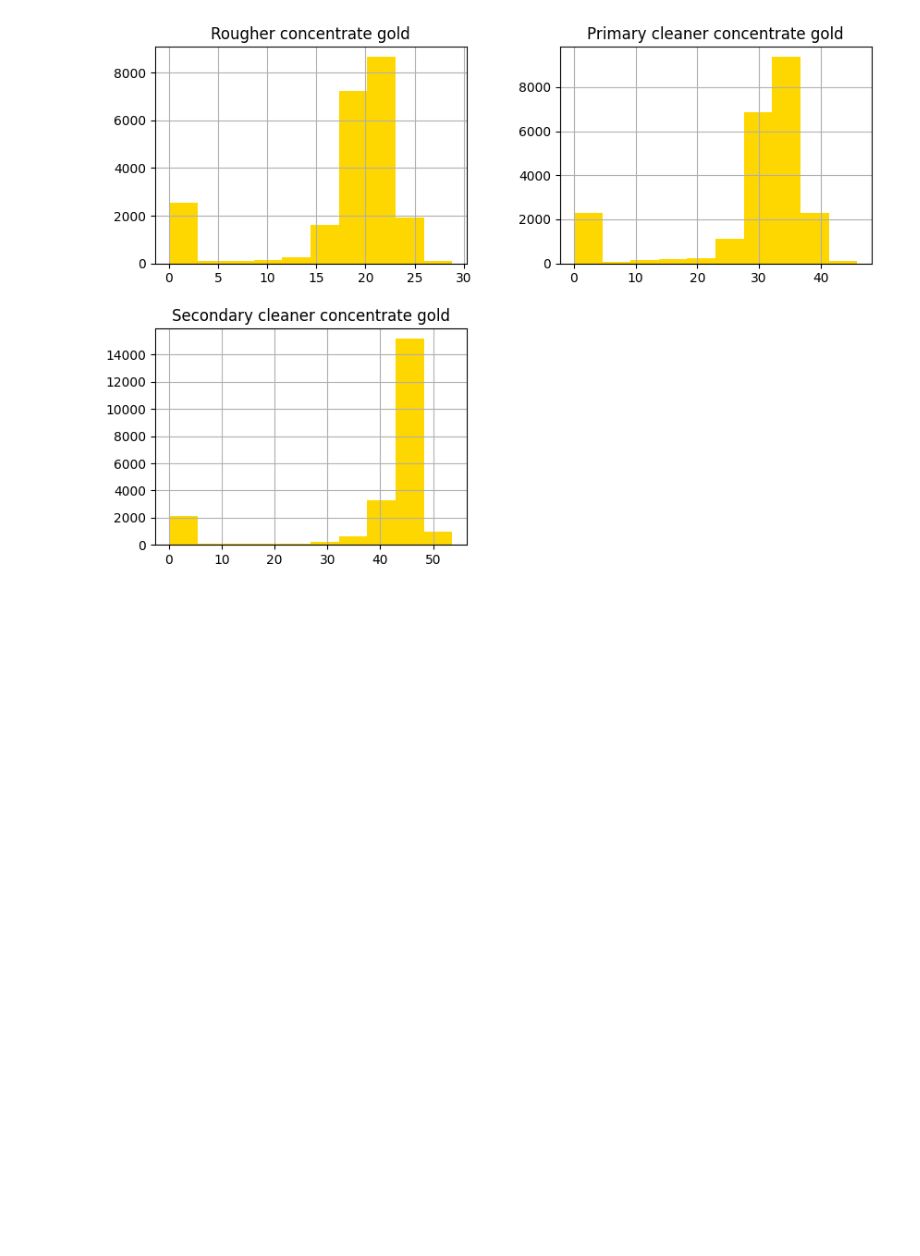
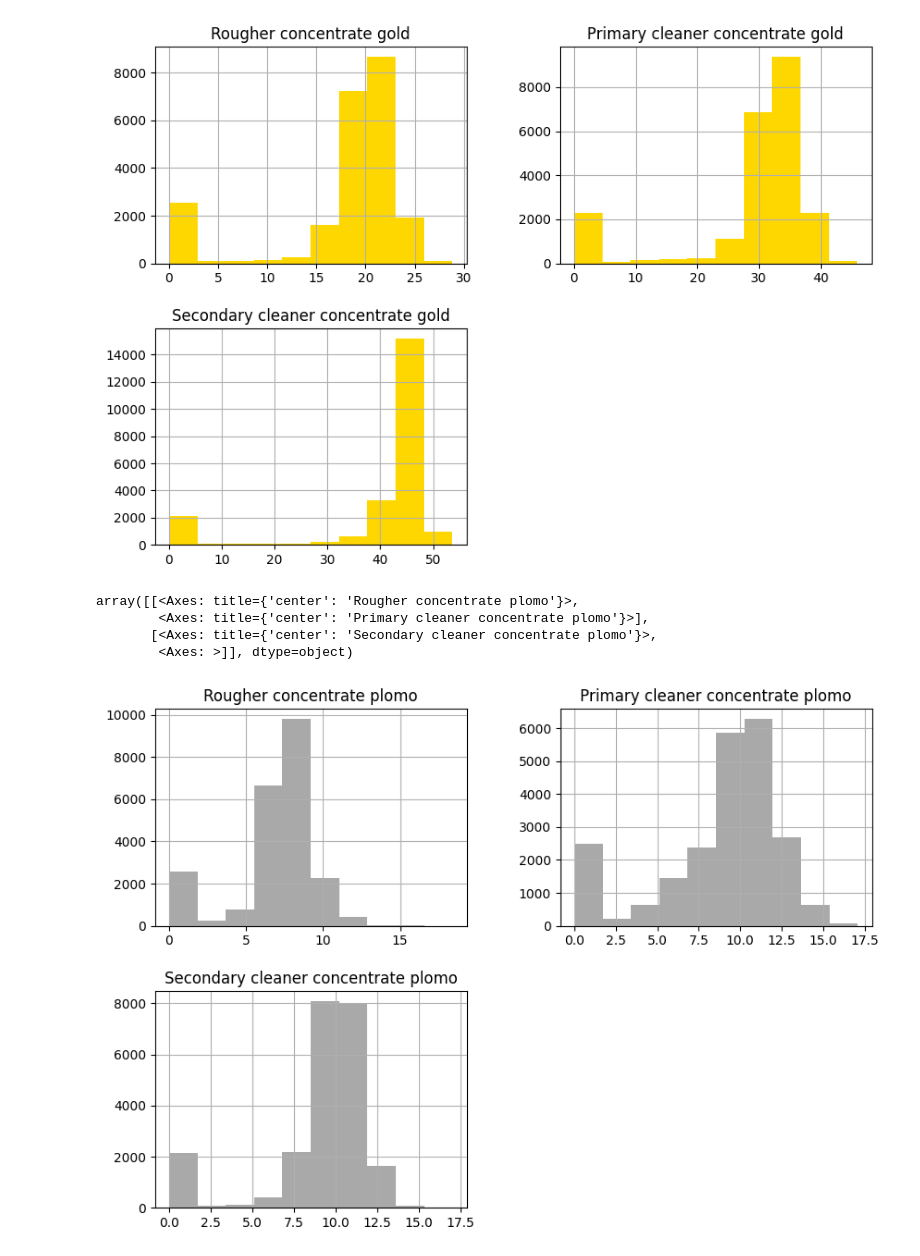
Before and after one commit to wh1tneyr/proyecto-tecnologico, a Jupyter notebook: gold.ipynb, the cells around one changed output. Drawn from its saved outputs; the diff is of its cells as text; code cells hidden in the pictures; blank space fills up the shorter version.

Commit message:
creando histograma para las concentraciones de plomo

```diff
--- a/gold.ipynb
+++ b/gold.ipynb
@@ -383,3 +383,20 @@ array([[<Axes: title={'center': 'Rougher concentrate gold'}>,
        [<Axes: title={'center': 'Secondary cleaner concentrate gold'}>,
         <Axes: >]], dtype=object)
 [figure]
+# %%
+#concentrado de plomo en todas las etapas de purificacion
+concentrate_stages_pb = pd.DataFrame({
+    'Rougher concentrate plomo': df_full['rougher.output.concentrate_pb'],
+    'Primary cleaner concentrate plomo': df_full['primary_cleaner.output.concentrate_pb'],
+    'Secondary cleaner concentrate plomo': df_full['final.output.concentrate_pb']
+    })
+
+
+concentrate_stages_pb.hist(color='darkgray',
+                           figsize= [10,7])
+# %% [output]
+array([[<Axes: title={'center': 'Rougher concentrate plomo'}>,
+        <Axes: title={'center': 'Primary cleaner concentrate plomo'}>],
+       [<Axes: title={'center': 'Secondary cleaner concentrate plomo'}>,
+        <Axes: >]], dtype=object)
+[figure, added]
```
